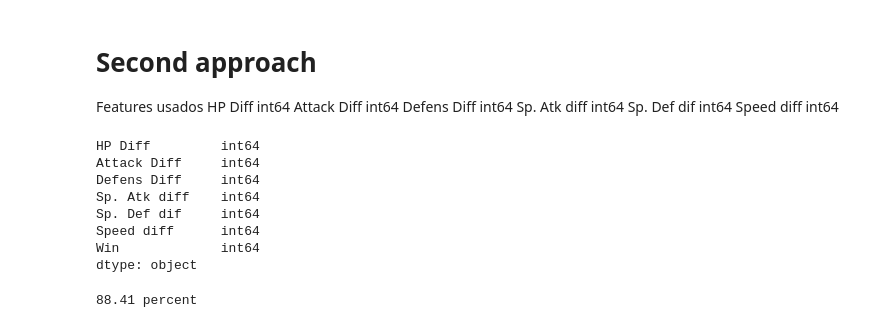
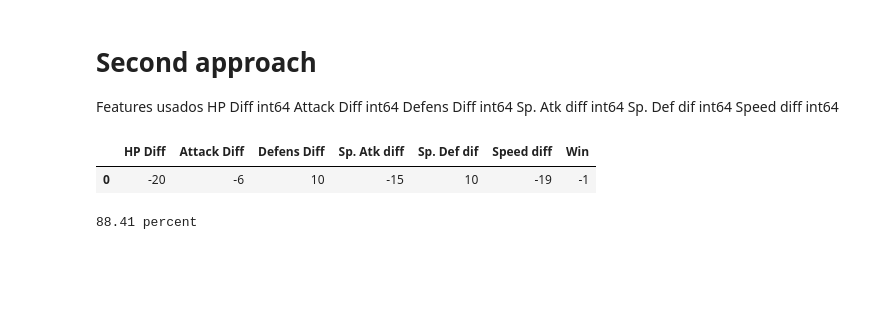
Before and after one commit to Pedro-Lopes-Frisson/TAA, a Jupyter notebook: projeto/Untitled.ipynb, the cells around one changed output. Drawn from its saved outputs; the diff is of its cells as text; code cells hidden in the pictures; blank space fills up the shorter version.

```diff
--- a/projeto/Untitled.ipynb
+++ b/projeto/Untitled.ipynb
@@ -535,15 +535,10 @@ for column in data_pd_frame.columns:
     data_pd_frame[column] = data_pd_frame[column].astype(int)
 # %%
 data_pd_frame.dtypes
+data_pd_frame.head(1)
 # %% [output]
-HP Diff         int64
-Attack Diff     int64
-Defens Diff     int64
-Sp. Atk diff    int64
-Sp. Def dif     int64
-Speed diff      int64
-Win             int64
-dtype: object
+|  | HP Diff | Attack Diff | Defens Diff | Sp. Atk diff | Sp. Def dif | Speed diff | Win |
+| 0 | -20 | -6 | 10 | -15 | 10 | -19 | -1 |
 # %%
 X_diff_stats = data_pd_frame.drop(columns=["Win"]).values
 
```
Also changed, not shown: parts of 7 cells of this notebook.
